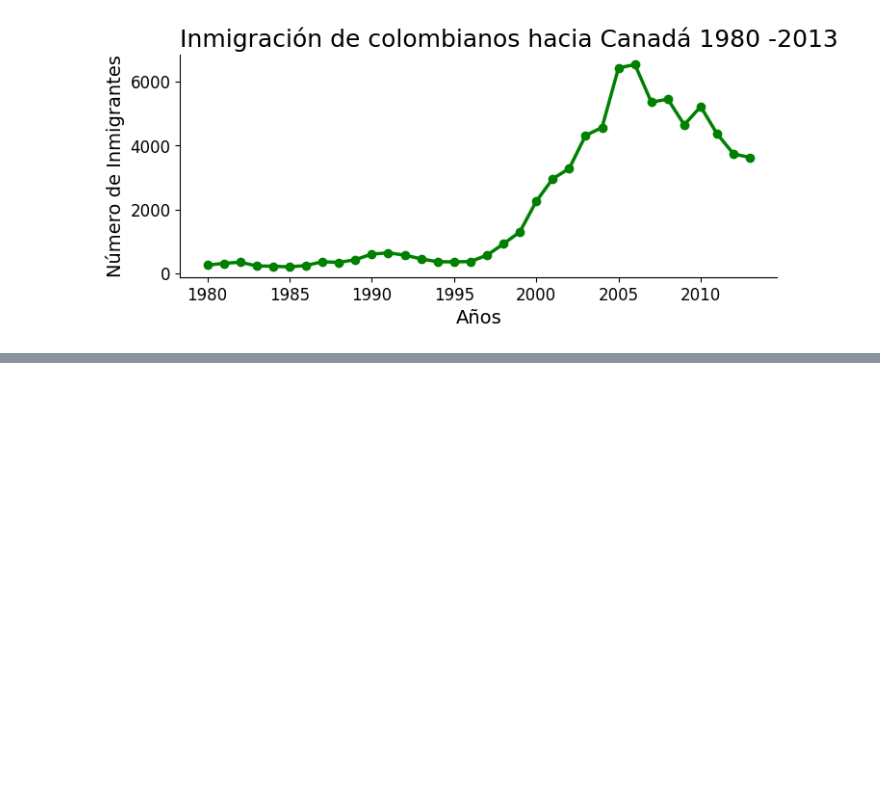
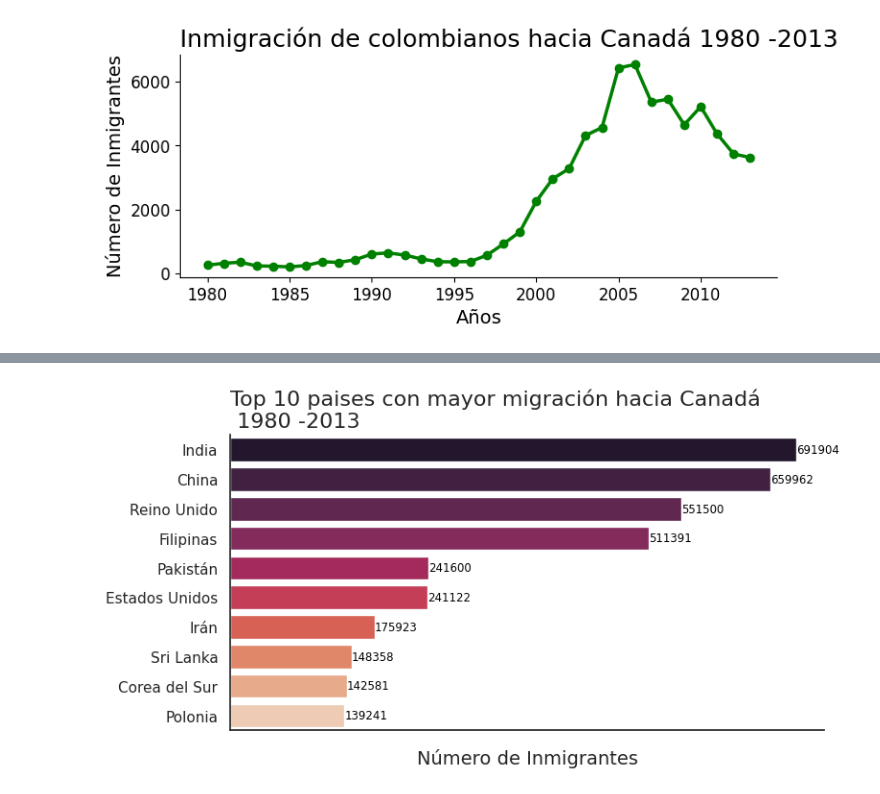
Before and after one commit to ElsaMolina/CursoPandas1, a Jupyter notebook: Visualización_de_datos_con_Python.ipynb, the cells around one changed output, grey strips where cells are left out. Cells and saved outputs as stored; diff of their text form; code cells hidden in the pictures; blank space fills up the shorter version.

```diff
--- a/Visualización_de_datos_con_Python.ipynb
+++ b/Visualización_de_datos_con_Python.ipynb
@@ -380,0 +425,24 @@ plt.show()
+# %%
+def generar_grafico(palette):
+
+  fig,ax = plt.subplots(figsize=(8,4))
+
+  ax.set(xticklabels=[])
+
+  ax= sns.barplot(data=top_10, x='Total', y=top_10.index, hue=top_10.index, orient='h',
+                  palette=palette, legend=False)
+  ax.set_title('Top 10 paises con mayor migración hacia Canadá\n 1980 -2013',
+                loc = 'left', fontsize =16)
+  ax.set_xlabel('Número de Inmigrantes', fontsize=14)
+  ax.set_ylabel('')
+  sns.despine()
+
+  for i,j in enumerate(top_10['Total']):
+    ax.text(j+20,i,str(j),color='black', fontsize=8.5,ha='left',va='center')
+
+  plt.show()
+# %%
+sns.set_theme(style='white')
+generar_grafico('rocket')
+# %% [output]
+[figure, added]
```
Also changed, not shown: parts of 7 cells of this notebook.
